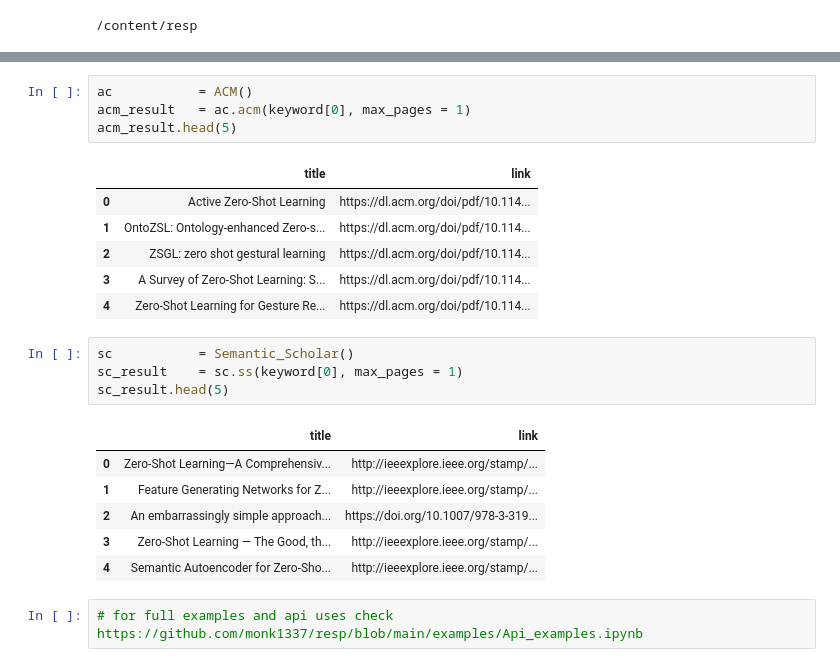
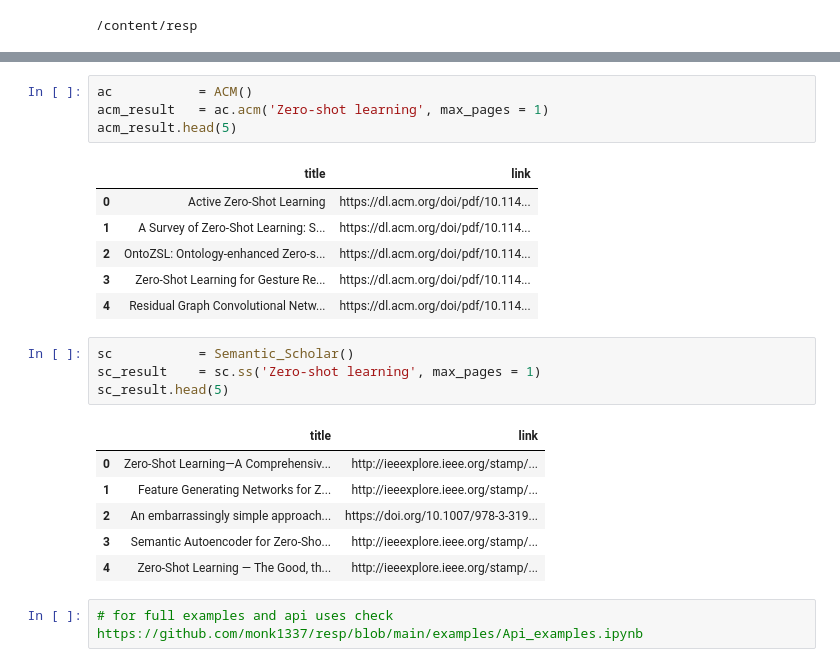
Before and after one commit to fanbyprinciple/research-searcher, a Jupyter notebook: Resp.ipynb, the cells around one changed output, grey strips where cells are left out. Cells and saved outputs as stored; diff of their text form.

Commit message:
Learning about resp

```diff
--- a/Resp.ipynb
+++ b/Resp.ipynb
@@ -23,24 +34,24 @@ arxiv_result.head(5)
 # %%
 ac           = ACM()
-acm_result   = ac.acm(keyword[0], max_pages = 1)
+acm_result   = ac.acm('Zero-shot learning', max_pages = 1)
 acm_result.head(5)
 # %% [output]
 |  | title | link |
 | 0 | Active Zero-Shot Learning | https://dl.acm.org/doi/pdf/10.114... |
-| 1 | OntoZSL: Ontology-enhanced Zero-s... | https://dl.acm.org/doi/pdf/10.114... |
-| 2 | ZSGL: zero shot gestural learning | https://dl.acm.org/doi/pdf/10.114... |
-| 3 | A Survey of Zero-Shot Learning: S... | https://dl.acm.org/doi/pdf/10.114... |
-| 4 | Zero-Shot Learning for Gesture Re... | https://dl.acm.org/doi/pdf/10.114... |
+| 1 | A Survey of Zero-Shot Learning: S... | https://dl.acm.org/doi/pdf/10.114... |
+| 2 | OntoZSL: Ontology-enhanced Zero-s... | https://dl.acm.org/doi/pdf/10.114... |
+| 3 | Zero-Shot Learning for Gesture Re... | https://dl.acm.org/doi/pdf/10.114... |
+| 4 | Residual Graph Convolutional Netw... | https://dl.acm.org/doi/pdf/10.114... |
 # %%
 sc           = Semantic_Scholar()
-sc_result    = sc.ss(keyword[0], max_pages = 1)
+sc_result    = sc.ss('Zero-shot learning', max_pages = 1)
 sc_result.head(5)
 # %% [output]
 |  | title | link |
 | 0 | Zero-Shot Learning—A Comprehensiv... | http://ieeexplore.ieee.org/stamp/... |
 | 1 | Feature Generating Networks for Z... | http://ieeexplore.ieee.org/stamp/... |
 | 2 | An embarrassingly simple approach... | https://doi.org/10.1007/978-3-319... |
-| 3 | Zero-Shot Learning — The Good, th... | http://ieeexplore.ieee.org/stamp/... |
-| 4 | Semantic Autoencoder for Zero-Sho... | http://ieeexplore.ieee.org/stamp/... |
+| 3 | Semantic Autoencoder for Zero-Sho... | http://ieeexplore.ieee.org/stamp/... |
+| 4 | Zero-Shot Learning — The Good, th... | http://ieeexplore.ieee.org/stamp/... |
 # %%
 # for full examples and api uses check https://github.com/monk1337/resp/blob/main/examples/Api_examples.ipynb
```
Also changed, not shown: parts of 6 cells of this notebook, 3 other files.
